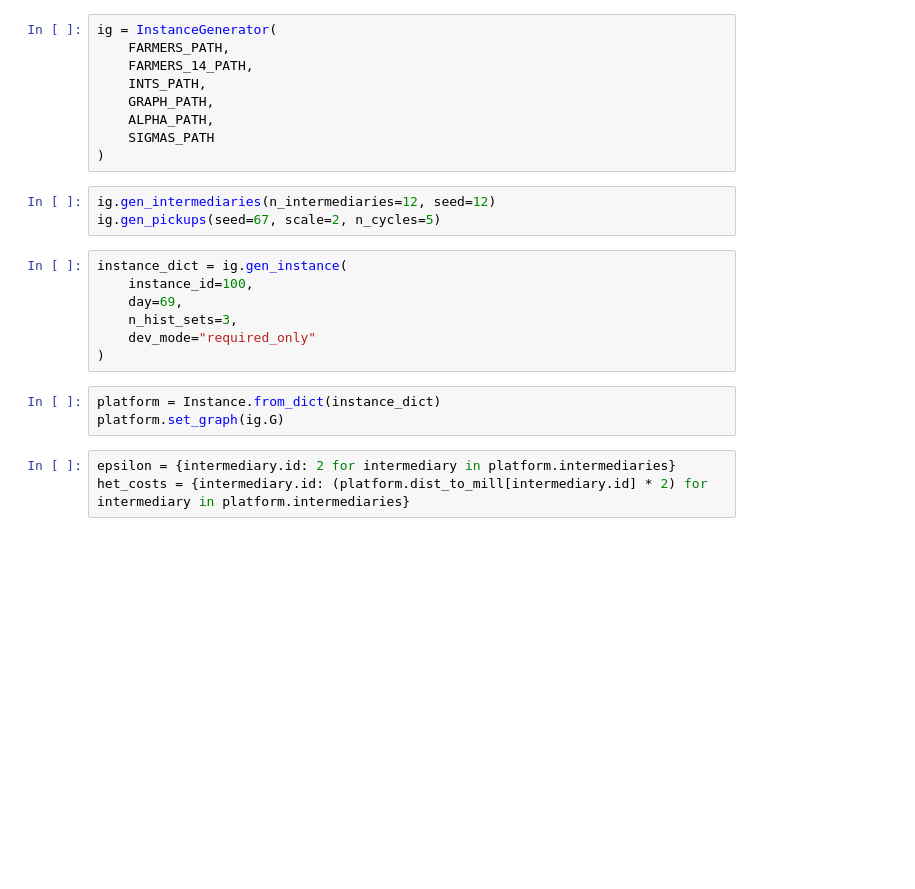
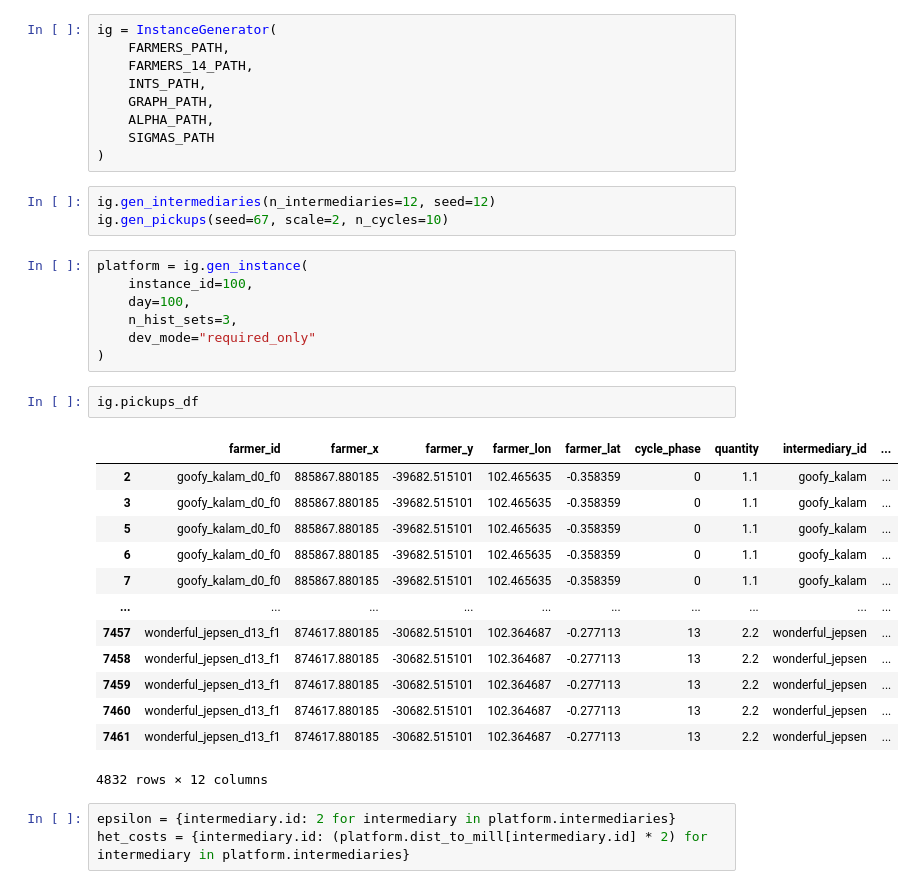
Before and after one commit to nachatjatu/StablePlatformMatching, a Jupyter notebook: notebooks/sandbox.ipynb, the cells around one changed output. Cells and saved outputs as stored; diff of their text form; blank space fills up the shorter version.

```diff
--- a/notebooks/sandbox.ipynb
+++ b/notebooks/sandbox.ipynb
@@ -35,17 +33,30 @@ ig = InstanceGenerator(
 )
 # %%
 ig.gen_intermediaries(n_intermediaries=12, seed=12)
-ig.gen_pickups(seed=67, scale=2, n_cycles=5)
+ig.gen_pickups(seed=67, scale=2, n_cycles=10)
 # %%
-instance_dict = ig.gen_instance(
+platform = ig.gen_instance(
     instance_id=100,
-    day=69,
+    day=100,
     n_hist_sets=3,
     dev_mode="required_only"
 )
-# %%
-platform = Instance.from_dict(instance_dict)
-platform.set_graph(ig.G)
+# %%
+ig.pickups_df
+# %% [output]
+|  | farmer_id | farmer_x | farmer_y | farmer_lon | farmer_lat | cycle_phase | quantity | intermediary_id | ... |
+| 2 | goofy_kalam_d0_f0 | 885867.880185 | -39682.515101 | 102.465635 | -0.358359 | 0 | 1.1 | goofy_kalam | ... |
+| 3 | goofy_kalam_d0_f0 | 885867.880185 | -39682.515101 | 102.465635 | -0.358359 | 0 | 1.1 | goofy_kalam | ... |
+| 5 | goofy_kalam_d0_f0 | 885867.880185 | -39682.515101 | 102.465635 | -0.358359 | 0 | 1.1 | goofy_kalam | ... |
+| 6 | goofy_kalam_d0_f0 | 885867.880185 | -39682.515101 | 102.465635 | -0.358359 | 0 | 1.1 | goofy_kalam | ... |
+| 7 | goofy_kalam_d0_f0 | 885867.880185 | -39682.515101 | 102.465635 | -0.358359 | 0 | 1.1 | goofy_kalam | ... |
+| ... | ... | ... | ... | ... | ... | ... | ... | ... | ... |
+| 7457 | wonderful_jepsen_d13_f1 | 874617.880185 | -30682.515101 | 102.364687 | -0.277113 | 13 | 2.2 | wonderful_jepsen | ... |
+| 7458 | wonderful_jepsen_d13_f1 | 874617.880185 | -30682.515101 | 102.364687 | -0.277113 | 13 | 2.2 | wonderful_jepsen | ... |
+| 7459 | wonderful_jepsen_d13_f1 | 874617.880185 | -30682.515101 | 102.364687 | -0.277113 | 13 | 2.2 | wonderful_jepsen | ... |
+| 7460 | wonderful_jepsen_d13_f1 | 874617.880185 | -30682.515101 | 102.364687 | -0.277113 | 13 | 2.2 | wonderful_jepsen | ... |
+| 7461 | wonderful_jepsen_d13_f1 | 874617.880185 | -30682.515101 | 102.364687 | -0.277113 | 13 | 2.2 | wonderful_jepsen | ... |
+4832 rows × 12 columns
 # %%
 epsilon = {intermediary.id: 2 for intermediary in platform.intermediaries}
 het_costs = {intermediary.id: (platform.dist_to_mill[intermediary.id] * 2) for intermediary in platform.intermediaries}
```
Also changed, not shown: parts of 8 cells of this notebook, 7 other files.
